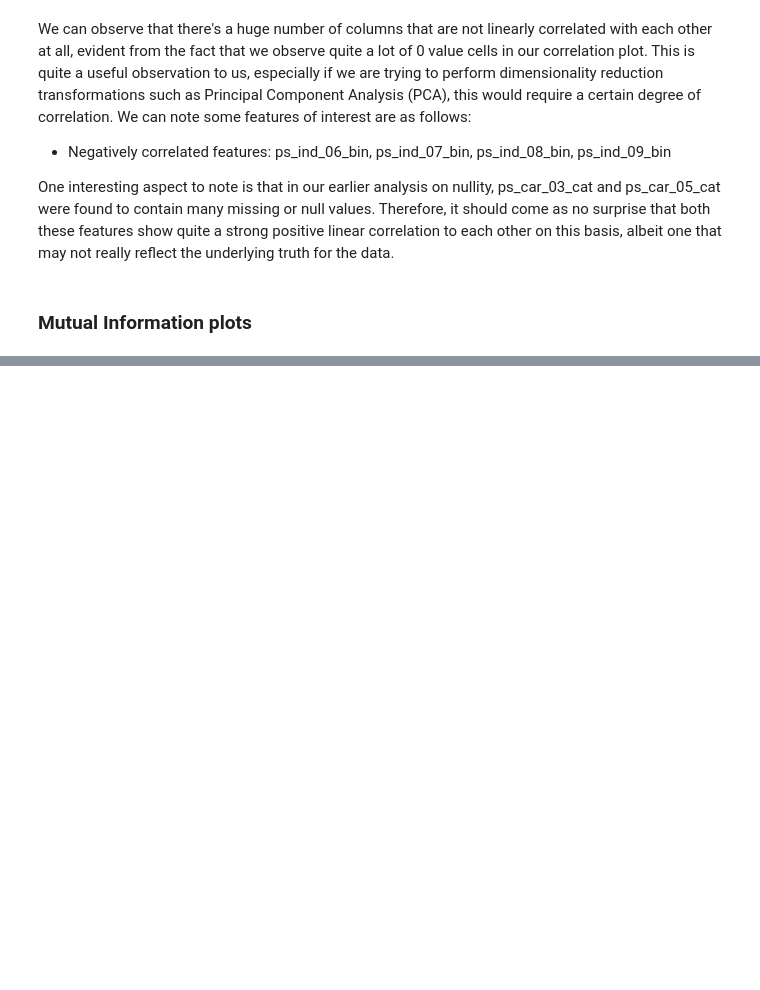
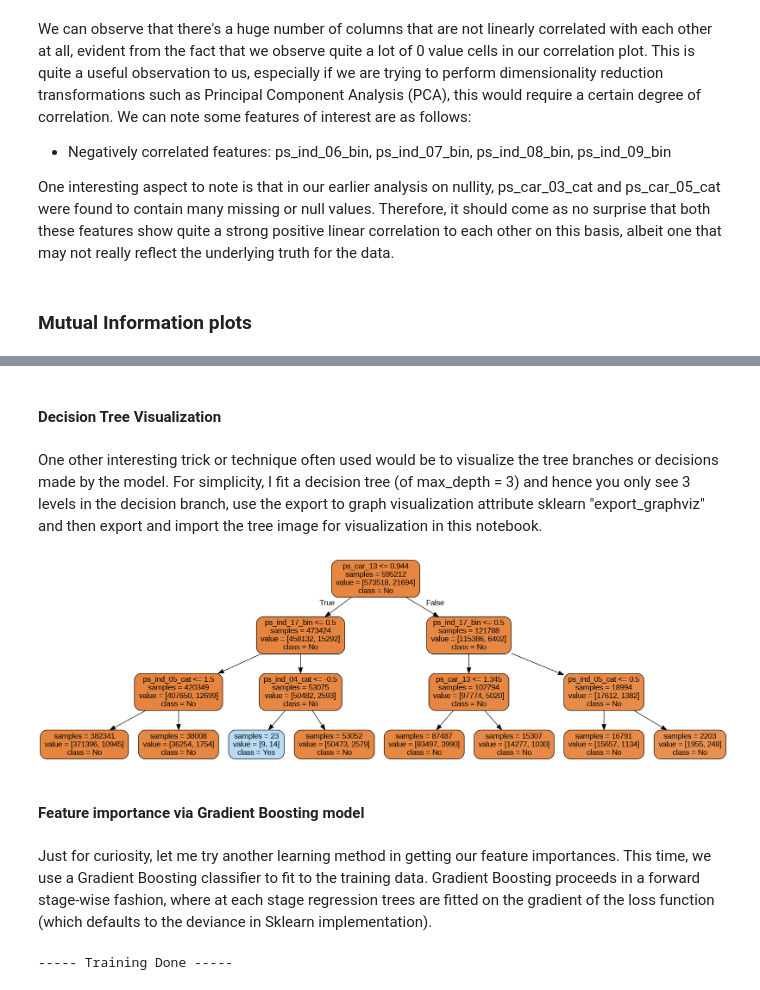
Before and after one commit to lequyan2003/Porto-Seguro-Safe-Driver-Prediction-Kaggle, a Jupyter notebook: Porto_Seguro’s_Safe_Driver_Prediction.ipynb, the cells around one changed output, grey strips where cells are left out. Drawn from its saved outputs; the diff is of its cells as text; code cells hidden in the pictures; blank space fills up the shorter version.

```diff
--- a/Porto_Seguro’s_Safe_Driver_Prediction.ipynb
+++ b/Porto_Seguro’s_Safe_Driver_Prediction.ipynb
@@ -193,0 +368,56 @@ One interesting aspect to note is that in our earlier analysis on nullity, ps_ca
+# %% [markdown]
+#### Decision Tree Visualization
+# %% [markdown]
+One other interesting trick or technique often used would be to visualize the tree branches or decisions made by the model. For simplicity, I fit a decision tree (of max_depth = 3) and hence you only see 3 levels in the decision branch, use the export to graph visualization attribute sklearn "export_graphviz" and then export and import the tree image for visualization in this notebook.
+# %%
+from sklearn import tree
+from IPython.display import Image as PImage
+from subprocess import check_call
+from PIL import Image, ImageDraw, ImageFont
+import re
+
+decision_tree = tree.DecisionTreeClassifier(max_depth=3)
+decision_tree.fit(train.drop(['id', 'target'], axis=1), train.target)
+
+# Export our train model as a .dot file
+with open(r'tree1.dot', 'w') as f:
+    f = tree.export_graphviz(
+        decision_tree,
+        out_file=f,
+        max_depth=4,
+        impurity=False,
+        feature_names=train.drop(['id', 'target'], axis=1).columns.values,
+        class_names=['No', 'Yes'],
+        rounded=True,
+        filled=True
+)
+
+# Convert .dot to .png to allow display in web notebook
+check_call(['dot', '-Tpng', r'tree1.dot', '-o', r'tree1.png'])
+
+# Annotating chart with PIL
+img = Image.open("tree1.png")
+draw = ImageDraw.Draw(img)
+img.save(r'sample-out.png')
+PImage(r'sample-out.png')
+# %% [output]
+[figure, added]
+# %% [markdown]
+#### Feature importance via Gradient Boosting model
+# %% [markdown]
+Just for curiosity, let me try another learning method in getting our feature importances. This time, we use a Gradient Boosting classifier to fit to the training data. Gradient Boosting proceeds in a forward stage-wise fashion, where at each stage regression trees are fitted on the gradient of the loss function (which defaults to the deviance in Sklearn implementation).
+# %%
+from sklearn.ensemble import GradientBoostingClassifier
+gb = GradientBoostingClassifier(
+    n_estimators=150,
+    max_depth=8,
+    min_samples_leaf=4,
+    max_features=0.2,
+    random_state=17
+)
+
+gb.fit(train.drop(['id', 'target'], axis=1), train.target)
+features = train.drop(['id', 'target'], axis=1).columns.values
+print("----- Training Done -----")
+# %% [output]
+----- Training Done -----
```
Also changed, not shown: parts of 25 cells of this notebook.
